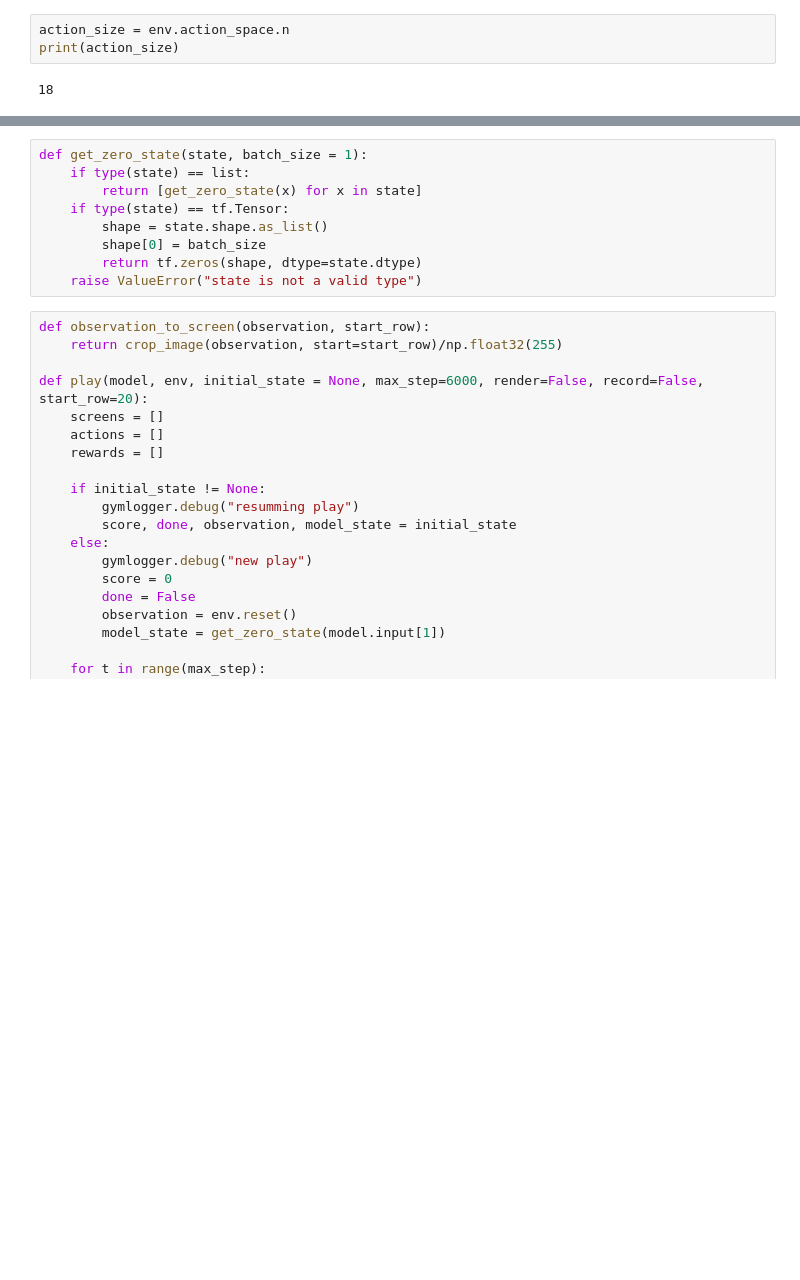
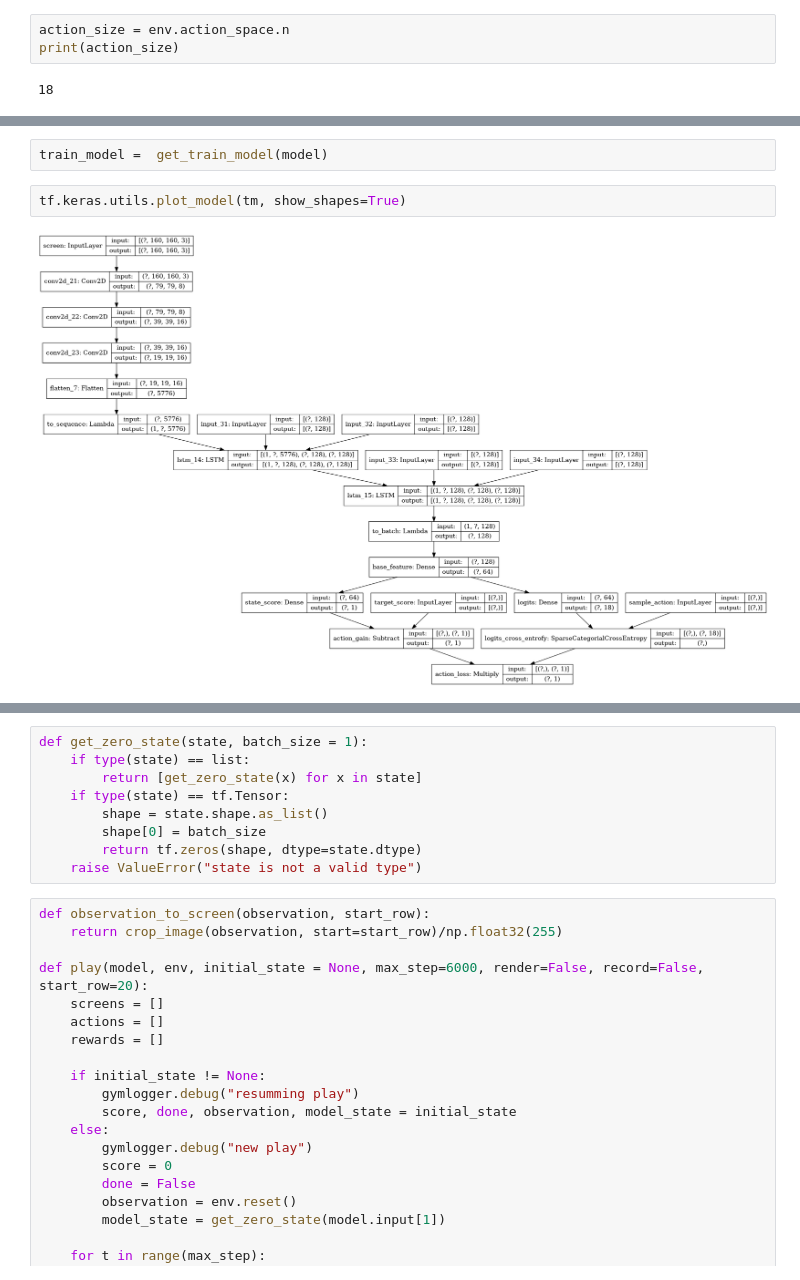
Before and after one commit to zhanglix/atari_games, a Jupyter notebook: gym.ipynb, the cells around one changed output, grey strips where cells are left out. Saved outputs shown, nothing was run; the diff lists cells and outputs as text; blank space fills up the shorter version.

```diff
--- a/gym.ipynb
+++ b/gym.ipynb
@@ -176,0 +183,6 @@ tf.keras.utils.plot_model(model, show_shapes=True)
+# %%
+train_model =  get_train_model(model)
+# %%
+tf.keras.utils.plot_model(tm, show_shapes=True)
+# %% [output]
+[figure, added]
```
Also changed, not shown: parts of 25 cells of this notebook.
